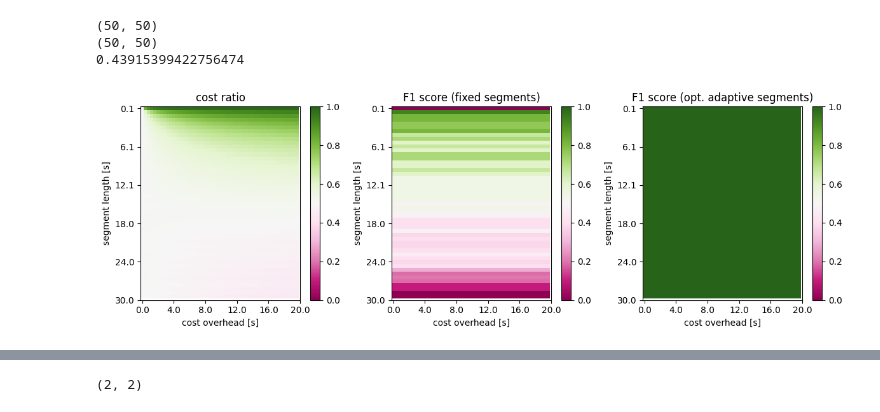
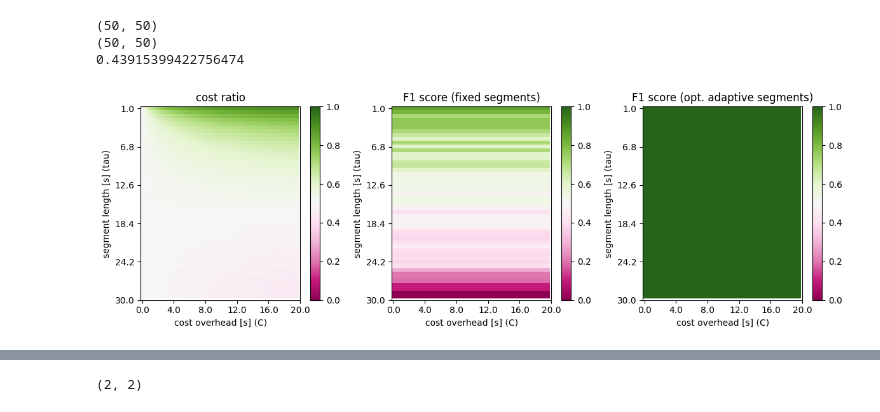
Before and after one commit to johnmartinsson/adaptive-change-point-detection, a Jupyter notebook: notebooks/optimal_adaptive_cost_analysis.ipynb, the cells around one changed output, grey strips where cells are left out. Saved outputs shown, nothing was run; the diff lists cells and outputs as text; code cells hidden in the pictures.

```diff
--- a/notebooks/optimal_adaptive_cost_analysis.ipynb
+++ b/notebooks/optimal_adaptive_cost_analysis.ipynb
@@ -344,10 +348,16 @@ def load_annotations(ref_path):
             annotations.append((start_time, end_time))
     return annotations
 
-def compute_neg_ref(pos_ref):
-    start_times = [start_time for (start_time, _) in pos_ref]
-    end_times = [end_time for (_, end_time) in pos_ref]
-    _end_times   = start_times[1:]
-    _start_times = end_times[:-1]
+def compute_neg_ref(pos_ref, soundscape_length):
+    neg_ref = []
+    prev_pos_end_time   = 0
+    for (curr_pos_start_time, curr_pos_end_time) in pos_ref:
+        neg_start_time = prev_pos_end_time
+        neg_end_time   = curr_pos_start_time
+        neg_ref.append((neg_start_time, neg_end_time))
 
-    return list(zip(_start_times, _end_times))
+        prev_pos_end_time   = curr_pos_end_time
+
+    if prev_pos_end_time < soundscape_length:
+        neg_ref.append((prev_pos_end_time, soundscape_length))
+    return neg_ref
@@ -354,7 +833,5 @@ def compute_neg_ref(pos_ref):
 # %%
-def annotator_cost(start_time, end_time, cost_linear, cost_overhead):
-    segment_cost = (end_time - start_time) * cost_linear + cost_overhead
-    return segment_cost
+
 
 base_dir = '../soundscapes/ME/test'
 soundscape_basename = 'ME1'
@@ -369,7 +846,7 @@ oracle = oracles.WeakLabelOracle(base_dir = base_dir)
 file_end_time = me1_pos_ref[-1][1]
 
 n_segment_lengths = 50
-min_segment_length = 0.1
+min_segment_length = 1
 max_segment_length = 30
 segment_lengths = np.linspace(min_segment_length, max_segment_length, n_segment_lengths)
 
@@ -427,23 +904,15 @@ for idx_seg, segment_length in enumerate(segment_lengths):
 
         f1 = f1_score_from_events(me1_pos_ref, me1_pos_pred, min_iou=min_iou)
 
-        # cost_ratio = cost_opt_query / (cost_opt_query + cost_fix_query)
-        # label_quality_ratio = f1_opt / (f1_opt + f1)
-
-        # label_quality_ratio_result[idx_seg, idx_cost] = label_quality_ratio
-        # cost_ratio_result[idx_seg, idx_cost] = cost_ratio
-
-        # label_quality_fixed = np.zeros((n_segment_lengths, n_cost_overheads))
-
+        # baseline
         label_quality_fixed[idx_seg, idx_cost] = f1
         cost_fixed[idx_seg, idx_cost] = cost_fix_query
 
+        # oracle
         label_quality_oracle[idx_seg, idx_cost] = f1_opt
         cost_oracle[idx_seg, idx_cost] = cost_opt_query
 
-        #result[idx_seg, idx_cost] = (cost_ratio + label_quality_ratio) / 2
-
-#print("cost opt. query = {:.2f}, label-quality = {:.2f}".format(cost_opt_query, f1_opt))
+        # bounded-oracle
 # %%
 cost_ratio_result = cost_fixed / (cost_fixed + cost_oracle)
 label_quality_ratio_result = label_quality_fixed #1 / (1 + label_quality_fixed)
@@ -466,33 +935,33 @@ plt.colorbar(img1, ax=ax[1])
 
 img2 = ax[2].imshow(label_quality_oracle, vmin=0, vmax=1, cmap=cmap, aspect='auto')
 ax[2].set_title('F1 score (opt. adaptive segments)')
 plt.colorbar(img2, ax=ax[2])
 
 for idx in [0, 1, 2]:
     # set xticks
     xticks = ax[idx].get_xticks()[1:]
     #print(xticks)
     xticklabels = np.linspace(min_cost_overhead, max_cost_overhead, len(xticks))
     xticklabels = ['{:.1f}'.format(c) for c in xticklabels]
     #print(xticklabels)
     ax[idx].set_xticks(xticks)
     ax[idx].set_xticklabels(xticklabels)
-    ax[idx].set_xlabel('cost overhead [s]')
+    ax[idx].set_xlabel('cost overhead [s] (C)')
 
     # set yticks
     yticks = ax[idx].get_yticks()[1:]
     #print("y: ", yticks)
     yticklabels = np.linspace(min_segment_length, max_segment_length, len(yticks))
     yticklabels = ['{:.1f}'.format(c) for c in yticklabels]
     #print("yticklabels: ", yticklabels)
     ax[idx].set_yticks(yticks)
     ax[idx].set_yticklabels(yticklabels)
-    ax[idx].set_ylabel('segment length [s]')
+    ax[idx].set_ylabel('segment length [s] (tau)')
 
 plt.tight_layout()
 print(np.min(cost_ratio_result))
 # %% [output]
 (50, 50)
 (50, 50)
 0.43915399422756474
-[figure, old version]
+[figure, new version]
```
Also changed, not shown: parts of 13 cells of this notebook.
